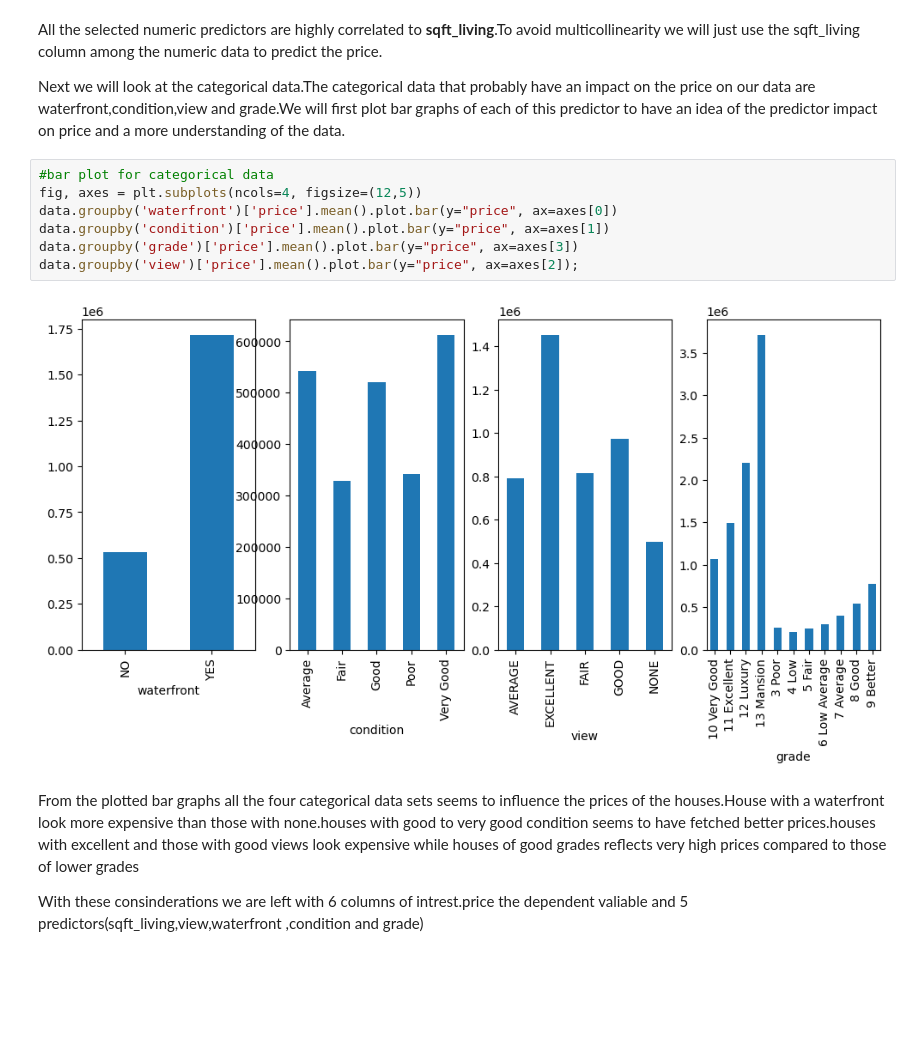
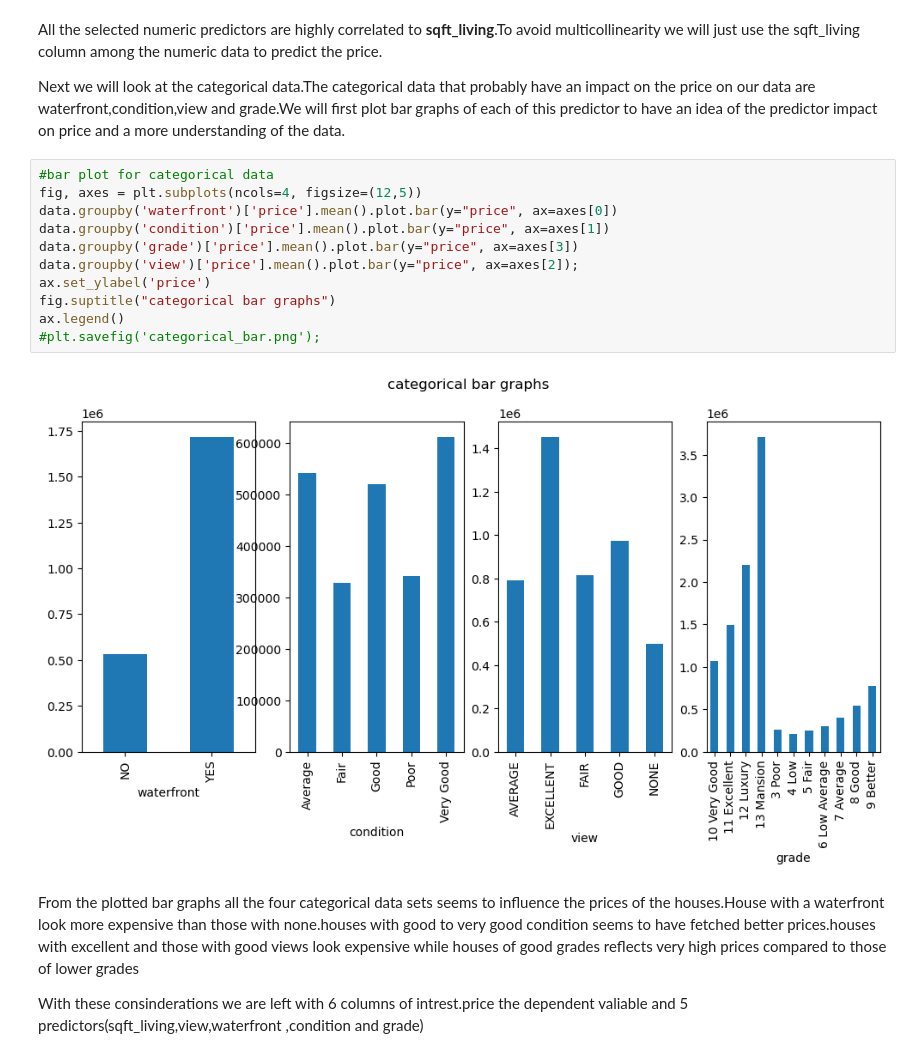
Before and after one commit to mauricenjogu/phase_2_project, a Jupyter notebook: Untitled.ipynb, the cells around one changed output. Drawn from its saved outputs; the diff is of its cells as text; blank space fills up the shorter version.

```diff
--- a/Untitled.ipynb
+++ b/Untitled.ipynb
@@ -143,12 +143,16 @@ waterfront,condition,view and grade.We will first plot bar graphs of each of thi
 # %%
 #bar plot for categorical data
 fig, axes = plt.subplots(ncols=4, figsize=(12,5))
 data.groupby('waterfront')['price'].mean().plot.bar(y="price", ax=axes[0])
 data.groupby('condition')['price'].mean().plot.bar(y="price", ax=axes[1])
 data.groupby('grade')['price'].mean().plot.bar(y="price", ax=axes[3])
 data.groupby('view')['price'].mean().plot.bar(y="price", ax=axes[2]);
+ax.set_ylabel('price')
+fig.suptitle("categorical bar graphs")
+ax.legend()
+#plt.savefig('categorical_bar.png');
 # %% [output]
-[figure, old version]
+[figure, new version]
 # %% [markdown]
 From the plotted bar graphs all the four categorical data sets seems to influence the prices of the houses.House with a waterfront look more expensive than those with none.houses with good to very good condition seems to have fetched better prices.houses with excellent and those with good views look expensive while houses of good grades reflects very high prices compared to those of lower grades
 
```
Also changed, not shown: parts of 7 cells of this notebook, 4 other files.
